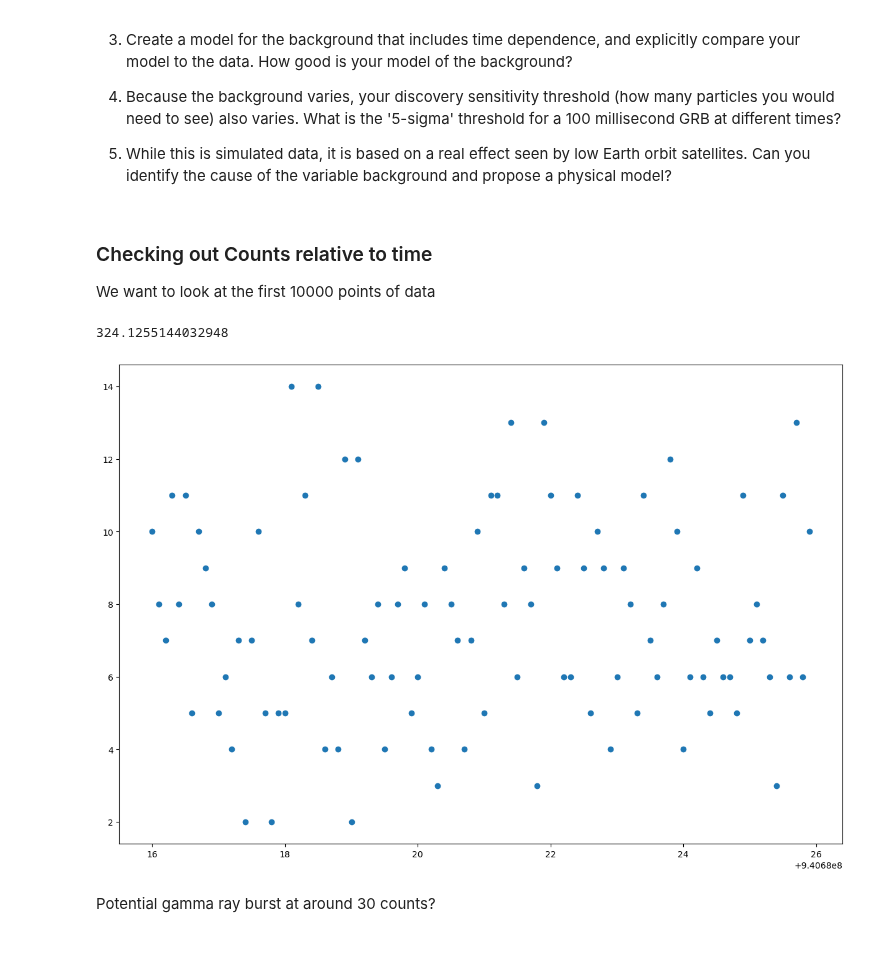
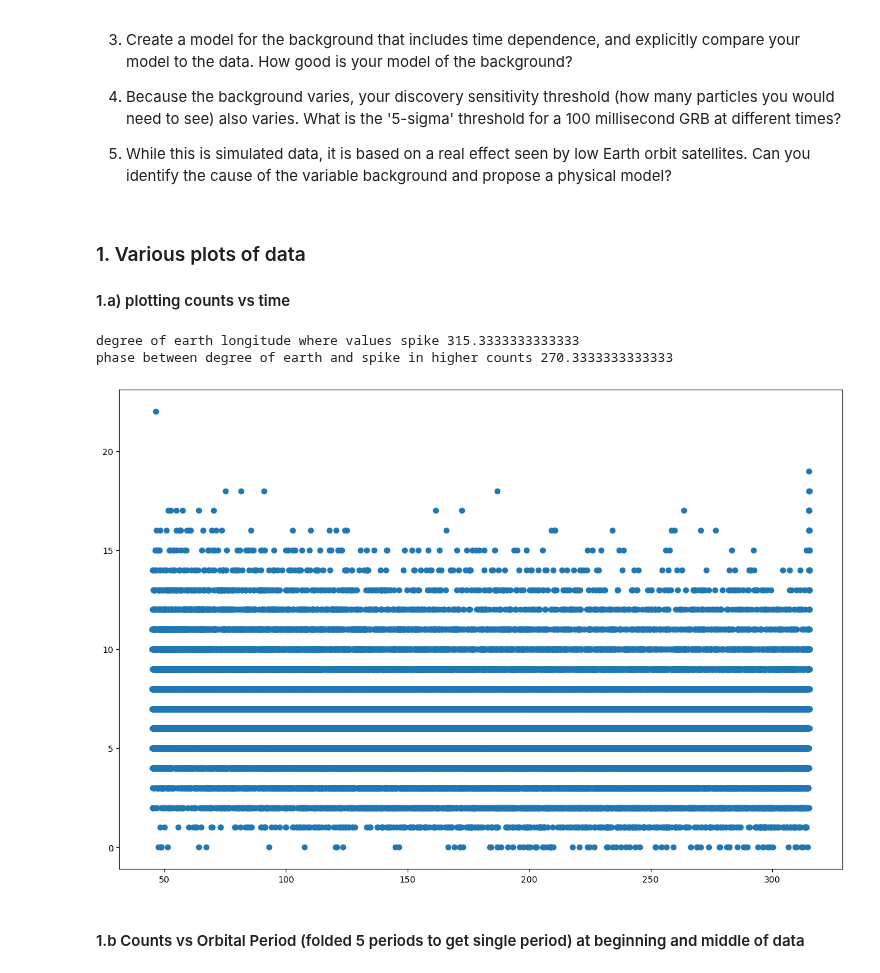
Before and after one commit to OwenCJ/Adv_lab-phys-434, a Jupyter notebook: Lab_4.ipynb, the cells around one changed output. Cells and saved outputs as stored; diff of their text form; code cells hidden in the pictures.

```diff
--- a/Lab_4.ipynb
+++ b/Lab_4.ipynb
@@ -19,14 +10,11 @@ from scipy import stats
 import h5py
 
 
-hf = h5py.File('../Shared/gammaray_lab4.h5', 'r')
+# getting data
+hf = h5py.File('gammaray_lab4.h5', 'r')
 hf.keys()
-
 data = np.array(hf.get('data'))
-
 np.shape(data)
-data[:,0]
-
 hf.close()
 # %% [markdown]
 ### Problem
@@ -45,32 +33,36 @@ As with most data, there are 'features.' Your lab instructor has helpfully incor
 
 5. While this is simulated data, it is based on a real effect seen by low Earth orbit satellites. Can you identify the cause of the variable background and propose a physical model?
 # %% [markdown]
-### Checking out Counts relative to time
+### 1. Various plots of data
 
-We want to look at the first 10000 points of data
+
+#### 1.a) plotting counts vs time
-# %%
-print(data[1][4000000])
-# %% [output]
-324.1255144032948
 # %%
 # scatter plot of counts vs time
 
 plt.rcParams["figure.figsize"] = (15,10)
 
-idx = 100
+idx = 40550
+spike_deg = data[2][idx] # looking at plot to choose idx where spike in counts per measurement occur
+spike_phase = data[2][idx] - data[2][0]
 
-t = data[0][0:idx]
+print(f"degree of earth longitude where values spike {spike_deg}")
+print(f"phase between degree of earth and spike in higher counts {spike_phase}")
+
+t = data[2][0:idx]
 
 counts = data[3][0:idx]
 
 fig, ax = plt.subplots(1, 1)
 plt.scatter(t, counts)
 
 plt.show()
 # %% [output]
+degree of earth longitude where values spike 315.3333333333333
+phase between degree of earth and spike in higher counts 270.3333333333333
-[figure, old version]
+[figure, new version]
-# %% [markdown]
-Potential gamma ray burst at around 30 counts?
+# %% [markdown]
+#### 1.b Counts vs Orbital Period (folded 5 periods to get single period) at beginning and middle of data
 # %%
 
 # 2d histogram plot of counts vs orbital period for first 5 orbits folded into 1 period
```
Also changed, not shown: parts of 24 cells of this notebook.
